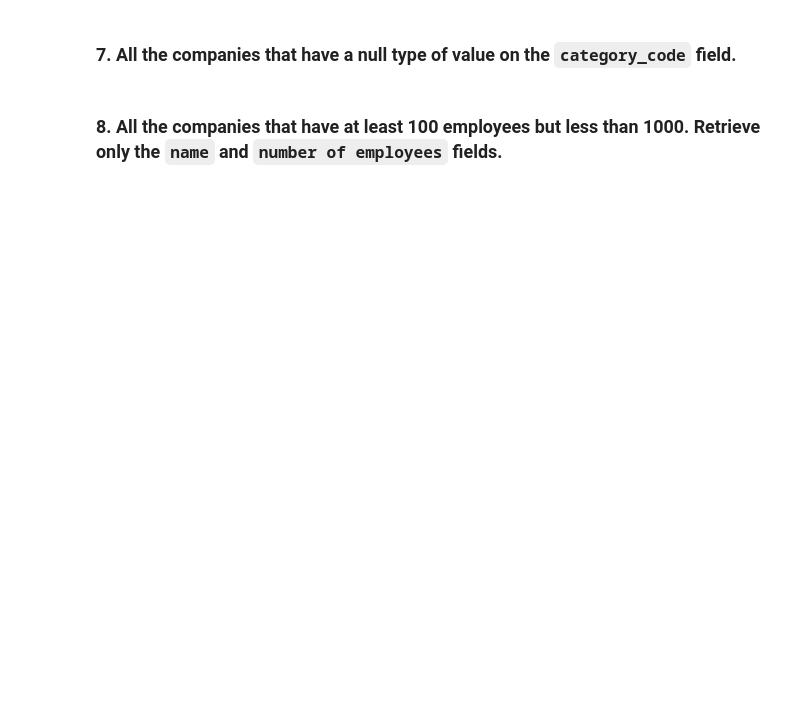
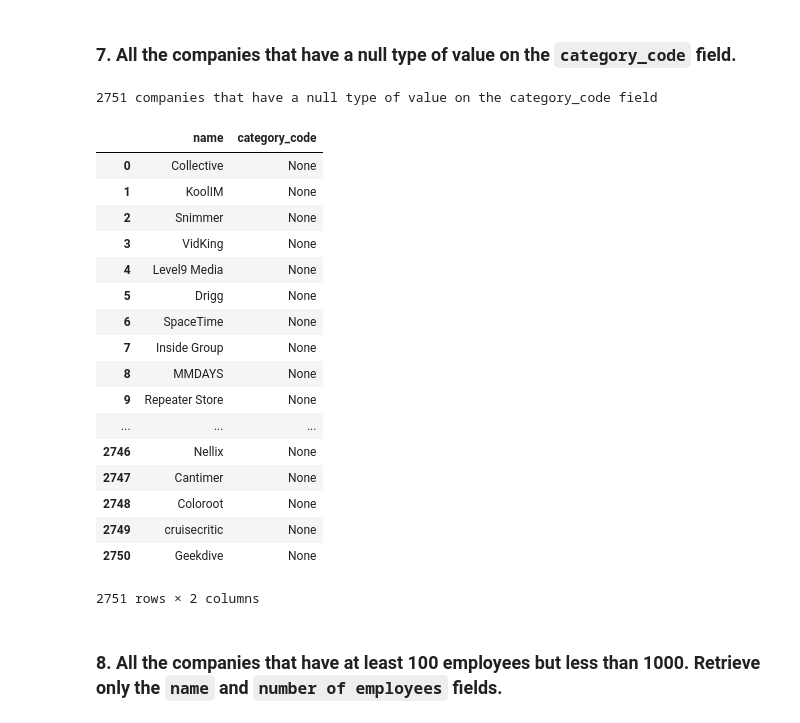
Before and after one commit to ironhack-labs/lab-advance-querying-mongo, a Jupyter notebook: starter_code/queries.ipynb, the cells around one changed output. Saved outputs shown, nothing was run; the diff lists cells and outputs as text; code cells hidden in the pictures; blank space fills up the shorter version.

```diff
--- a/starter_code/queries.ipynb
+++ b/starter_code/queries.ipynb
@@ -194,4 +239,29 @@ display(query4)
 # %% [markdown]
 ### 7. All the companies that have a null type of value on the `category_code` field.
+# %%
+query7 = companies.find({'category_code':{'$type':'null'}})
+query7 = pd.DataFrame(data=query7, columns=['name','category_code'],index=None)
+print(len(query7),"companies that have a null type of value on the category_code field")
+display(query7)
+# %% [output]
+2751 companies that have a null type of value on the category_code field
+|  | name | category_code |
+| 0 | Collective | None |
+| 1 | KoolIM | None |
+| 2 | Snimmer | None |
+| 3 | VidKing | None |
+| 4 | Level9 Media | None |
+| 5 | Drigg | None |
+| 6 | SpaceTime | None |
+| 7 | Inside Group | None |
+| 8 | MMDAYS | None |
+| 9 | Repeater Store | None |
+| ... | ... | ... |
+| 2746 | Nellix | None |
+| 2747 | Cantimer | None |
+| 2748 | Coloroot | None |
+| 2749 | cruisecritic | None |
+| 2750 | Geekdive | None |
+2751 rows × 2 columns
 # %% [markdown]
 ### 8. All the companies that have at least 100 employees but less than 1000. Retrieve only the `name` and `number of employees` fields.
```
Also changed, not shown: parts of 15 cells of this notebook.
